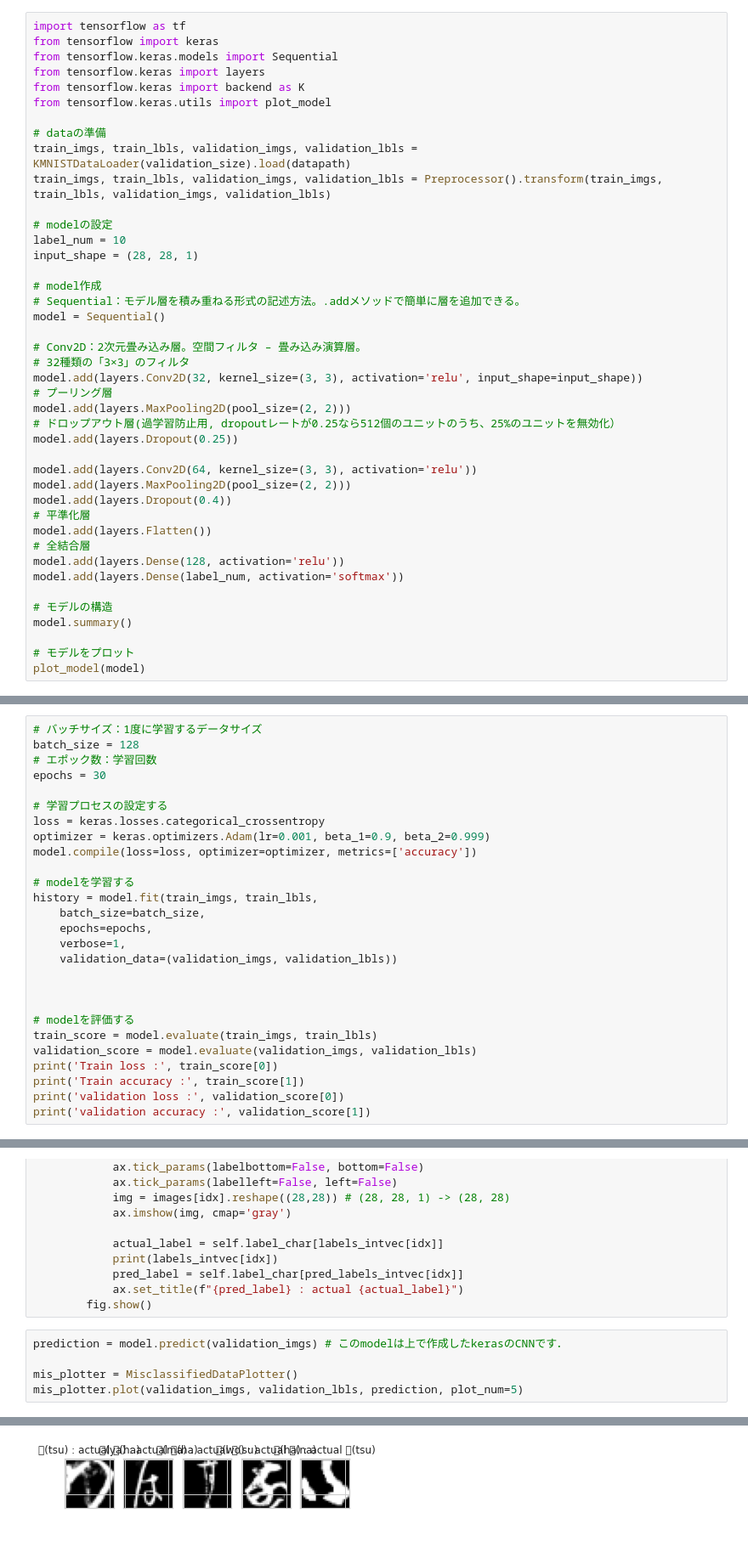
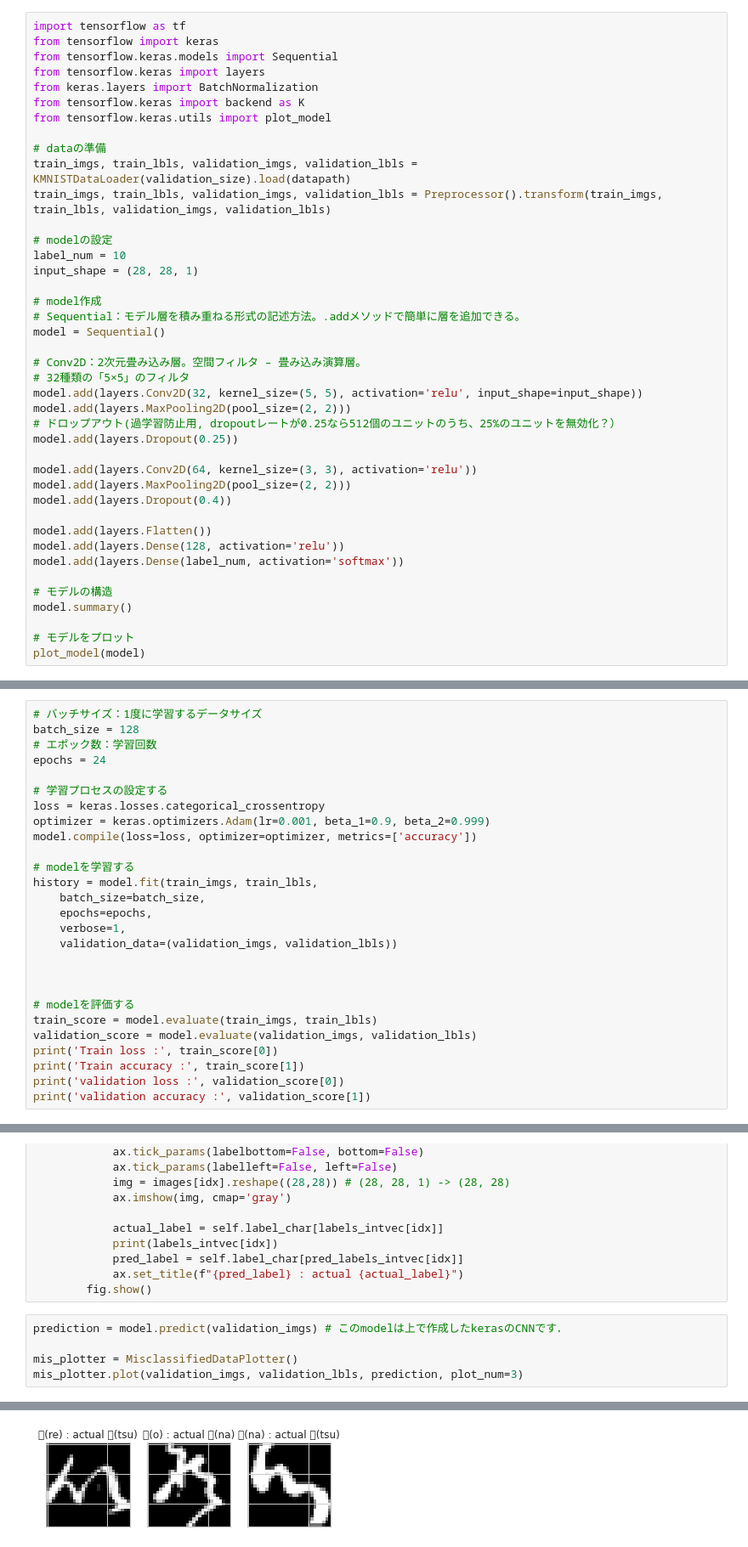
Before and after one commit to IshimotoTakara/CrushedCharactersIdentification, a Jupyter notebook: code.ipynb, the cells around one changed output, grey strips where cells are left out. Shown: that part at 85% size. Cells and saved outputs as stored; diff of their text form.

```diff
--- a/code.ipynb
+++ b/code.ipynb
@@ -204,6 +236,7 @@ import tensorflow as tf
 from tensorflow import keras
 from tensorflow.keras.models import Sequential
 from tensorflow.keras import layers
+from keras.layers import BatchNormalization
 from tensorflow.keras import backend as K
 from tensorflow.keras.utils import plot_model
 
@@ -220,19 +253,17 @@ input_shape = (28, 28, 1)
 model = Sequential()
 
 # Conv2D：2次元畳み込み層。空間フィルタ – 畳み込み演算層。
-# 32種類の「3×3」のフィルタ
-model.add(layers.Conv2D(32, kernel_size=(3, 3), activation='relu', input_shape=input_shape))
-# プーリング層
+# 32種類の「5×5」のフィルタ
+model.add(layers.Conv2D(32, kernel_size=(5, 5), activation='relu', input_shape=input_shape))
 model.add(layers.MaxPooling2D(pool_size=(2, 2)))
-# ドロップアウト層(過学習防止用, dropoutレートが0.25なら512個のユニットのうち、25%のユニットを無効化）
+# ドロップアウト(過学習防止用, dropoutレートが0.25なら512個のユニットのうち、25%のユニットを無効化？）
 model.add(layers.Dropout(0.25))
 
 model.add(layers.Conv2D(64, kernel_size=(3, 3), activation='relu'))
 model.add(layers.MaxPooling2D(pool_size=(2, 2)))
 model.add(layers.Dropout(0.4))
-# 平準化層
+
 model.add(layers.Flatten())
-# 全結合層
 model.add(layers.Dense(128, activation='relu'))
 model.add(layers.Dense(label_num, activation='softmax'))
 
@@ -266,7 +297,7 @@ _________________________________________________________________
 # バッチサイズ：1度に学習するデータサイズ
 batch_size = 128
 # エポック数：学習回数
-epochs = 30
+epochs = 24
 
 # 学習プロセスの設定する
 loss = keras.losses.categorical_crossentropy
@@ -440,5 +471,5 @@ class MisclassifiedDataPlotter(object):
 prediction = model.predict(validation_imgs) # このmodelは上で作成したkerasのCNNです．
 
 mis_plotter = MisclassifiedDataPlotter()
-mis_plotter.plot(validation_imgs, validation_lbls, prediction, plot_num=5)
+mis_plotter.plot(validation_imgs, validation_lbls, prediction, plot_num=3)
 # %% [output]
@@ -448,3 +477,3 @@ mis_plotter.plot(validation_imgs, validation_lbls, prediction, plot_num=5)
 4
 3
-[figure, old version]
+[figure, new version]
```
Also changed, not shown: parts of 7 cells of this notebook.
